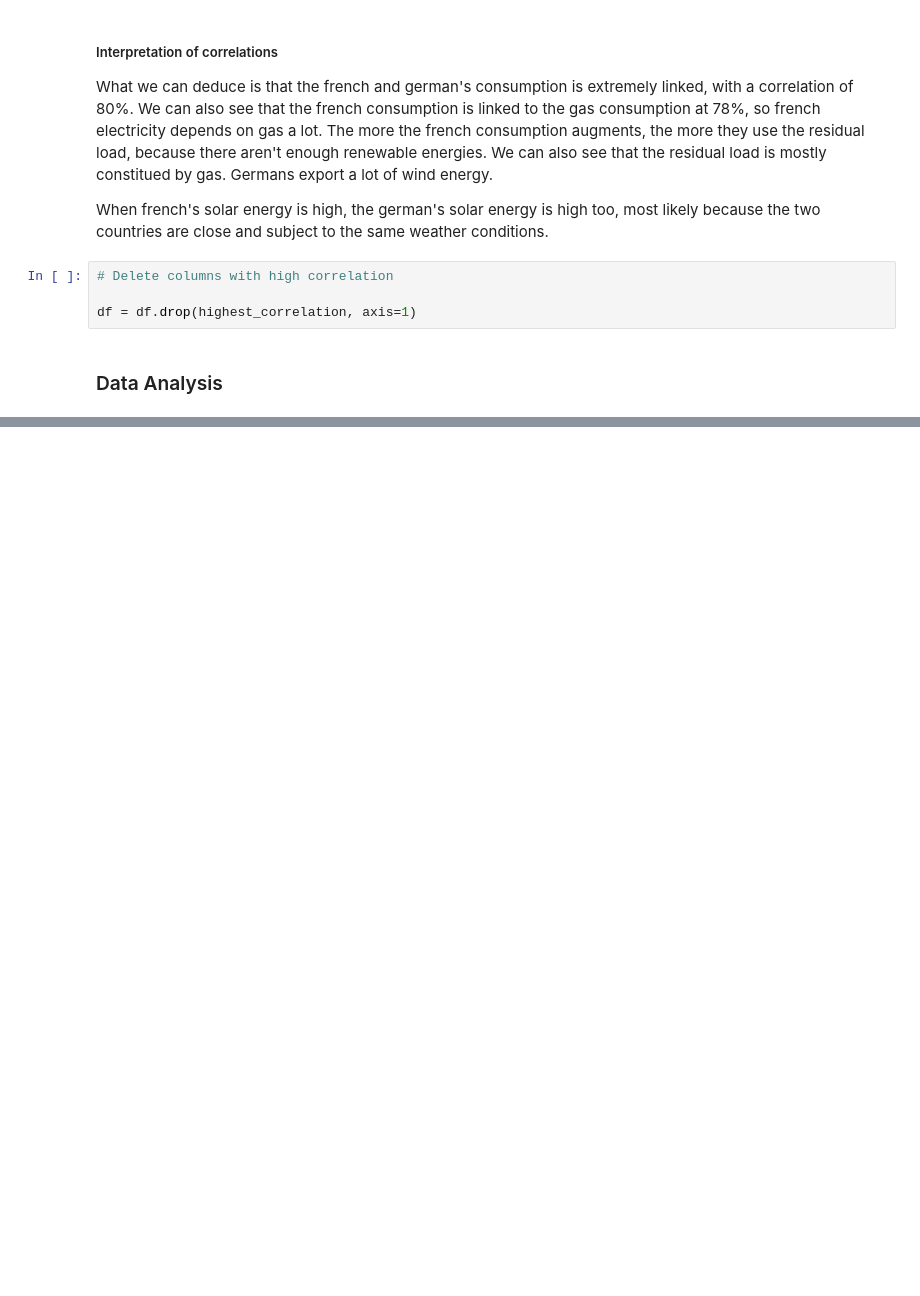
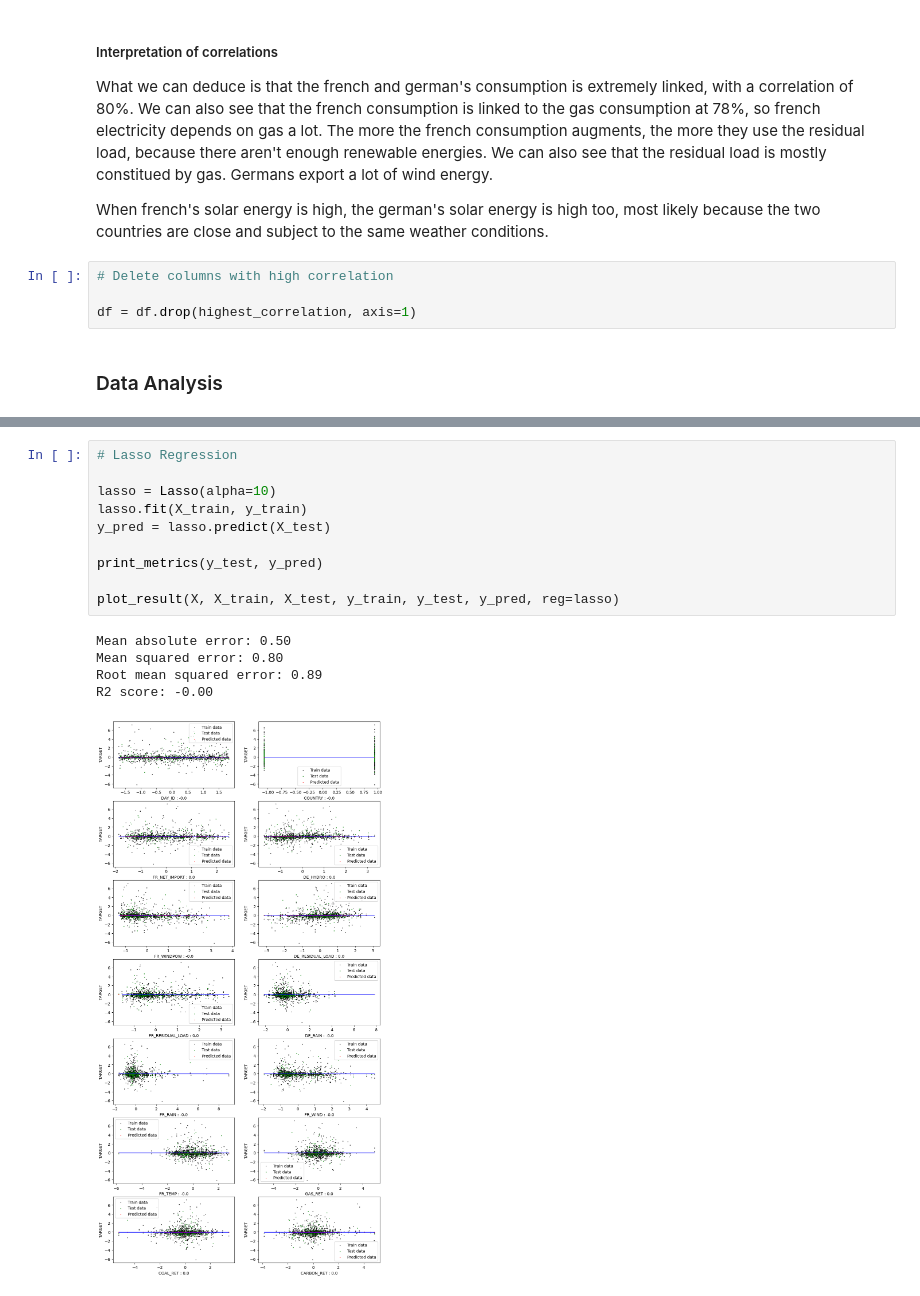
Before and after one commit to Blyzi/electricity-price-machine-learning, a Jupyter notebook: main.ipynb, the cells around one changed output, grey strips where cells are left out. Drawn from its saved outputs; the diff is of its cells as text; blank space fills up the shorter version.

```diff
--- a/main.ipynb
+++ b/main.ipynb
@@ -264,0 +275,16 @@ for i, j in enumerate(X.columns):
+# %%
+# Lasso Regression
+
+lasso = Lasso(alpha=10)
+lasso.fit(X_train, y_train)
+y_pred = lasso.predict(X_test)
+
+print_metrics(y_test, y_pred)
+
+plot_result(X, X_train, X_test, y_train, y_test, y_pred, reg=lasso)
+# %% [output]
+Mean absolute error: 0.50
+Mean squared error: 0.80
+Root mean squared error: 0.89
+R2 score: -0.00
+[figure, added]
```
Also changed, not shown: parts of 19 cells of this notebook.
